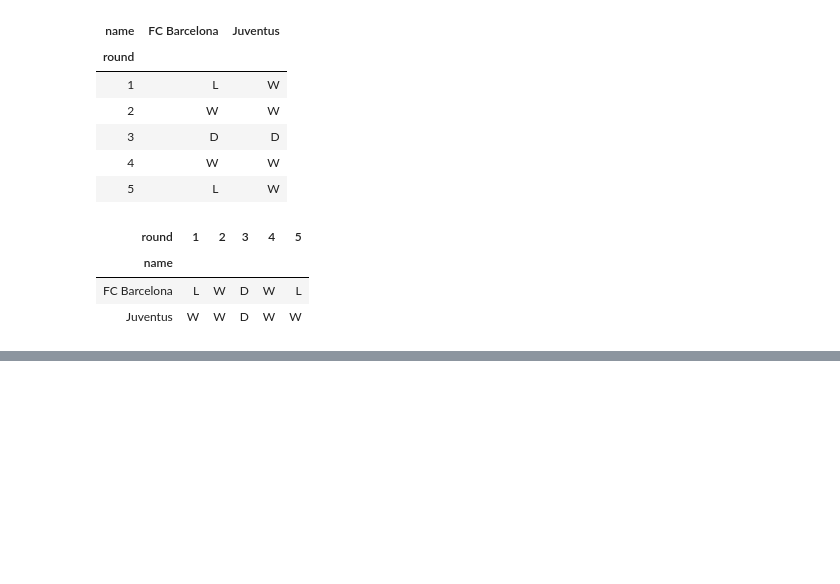
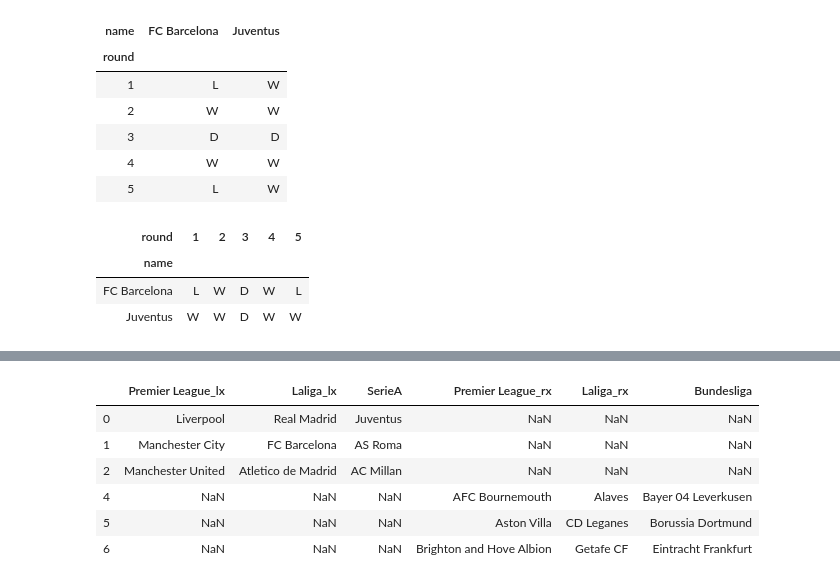
Before and after one commit to galaxy1014/ML_module_summary, a Jupyter notebook: Pandas/Chapter5_Reconstruction/Chapter5.ipynb, the cells around one changed output, grey strips where cells are left out. Drawn from its saved outputs; the diff is of its cells as text; code cells hidden in the pictures; blank space fills up the shorter version.

```diff
--- a/Pandas/Chapter5_Reconstruction/Chapter5.ipynb
+++ b/Pandas/Chapter5_Reconstruction/Chapter5.ipynb
@@ -610,0 +839,10 @@ df_s.unstack(level=1)
+# %%
+df1.join(df3, how='outer', lsuffix='_lx', rsuffix='_rx')
+# %% [output]
+|  | Premier League_lx | Laliga_lx | SerieA | Premier League_rx | Laliga_rx | Bundesliga |
+| 0 | Liverpool | Real Madrid | Juventus | NaN | NaN | NaN |
+| 1 | Manchester City | FC Barcelona | AS Roma | NaN | NaN | NaN |
+| 2 | Manchester United | Atletico de Madrid | AC Millan | NaN | NaN | NaN |
+| 4 | NaN | NaN | NaN | AFC Bournemouth | Alaves | Bayer 04 Leverkusen |
+| 5 | NaN | NaN | NaN | Aston Villa | CD Leganes | Borussia Dortmund |
+| 6 | NaN | NaN | NaN | Brighton and Hove Albion | Getafe CF | Eintracht Frankfurt |
```
Also changed, not shown: parts of 39 cells of this notebook.
